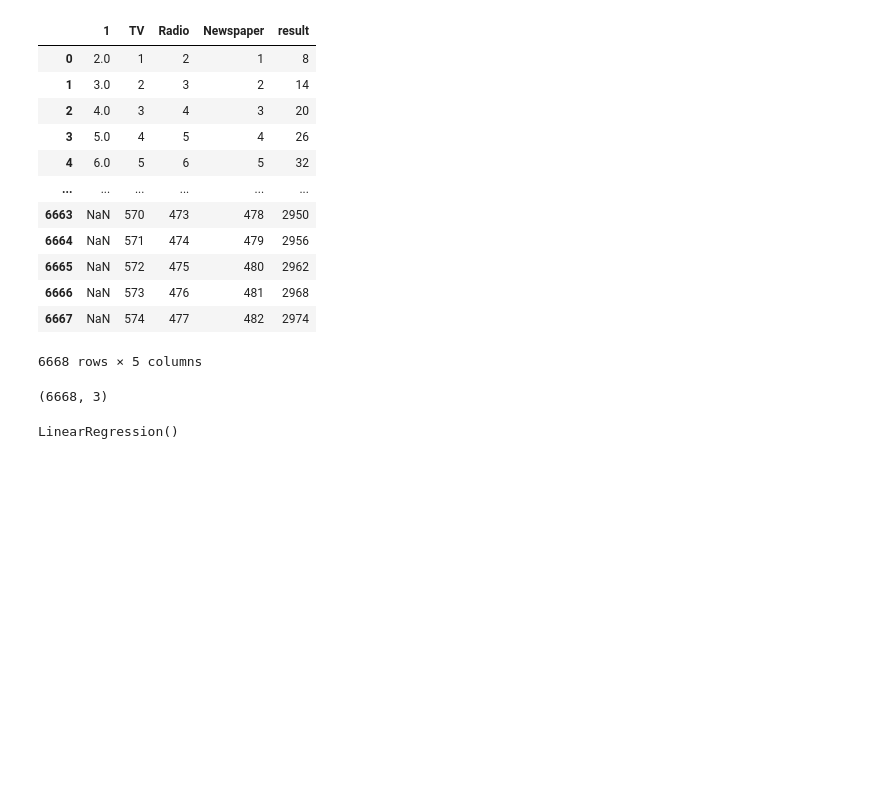
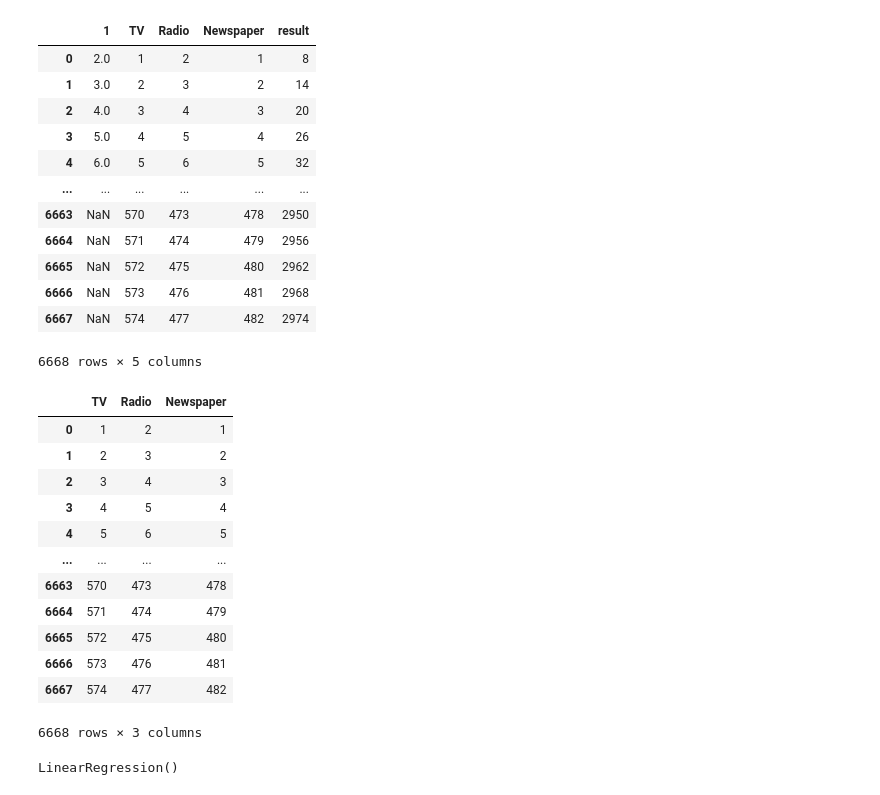
Before and after one commit to shixiuhai/dataAnalysis, a Jupyter notebook: multiplicationModel/multiplication.ipynb, the cells around one changed output. Cells and saved outputs as stored; diff of their text form; code cells hidden in the pictures; blank space fills up the shorter version.

```diff
--- a/multiplicationModel/multiplication.ipynb
+++ b/multiplicationModel/multiplication.ipynb
@@ -24,9 +25,22 @@ raw_df
 # %%
 x=raw_df[['TV', 'Radio', 'Newspaper']]
 y=raw_df['result']
 x.shape
+x
 # %% [output]
+|  | TV | Radio | Newspaper |
+| 0 | 1 | 2 | 1 |
+| 1 | 2 | 3 | 2 |
+| 2 | 3 | 4 | 3 |
+| 3 | 4 | 5 | 4 |
+| 4 | 5 | 6 | 5 |
+| ... | ... | ... | ... |
+| 6663 | 570 | 473 | 478 |
+| 6664 | 571 | 474 | 479 |
+| 6665 | 572 | 475 | 480 |
+| 6666 | 573 | 476 | 481 |
+| 6667 | 574 | 477 | 482 |
-(6668, 3)
+6668 rows × 3 columns
 # %%
 # 导入线性回归模型构建类
 from sklearn.linear_model import LinearRegression
```
Also changed, not shown: parts of 2 cells of this notebook, 6 other files.
